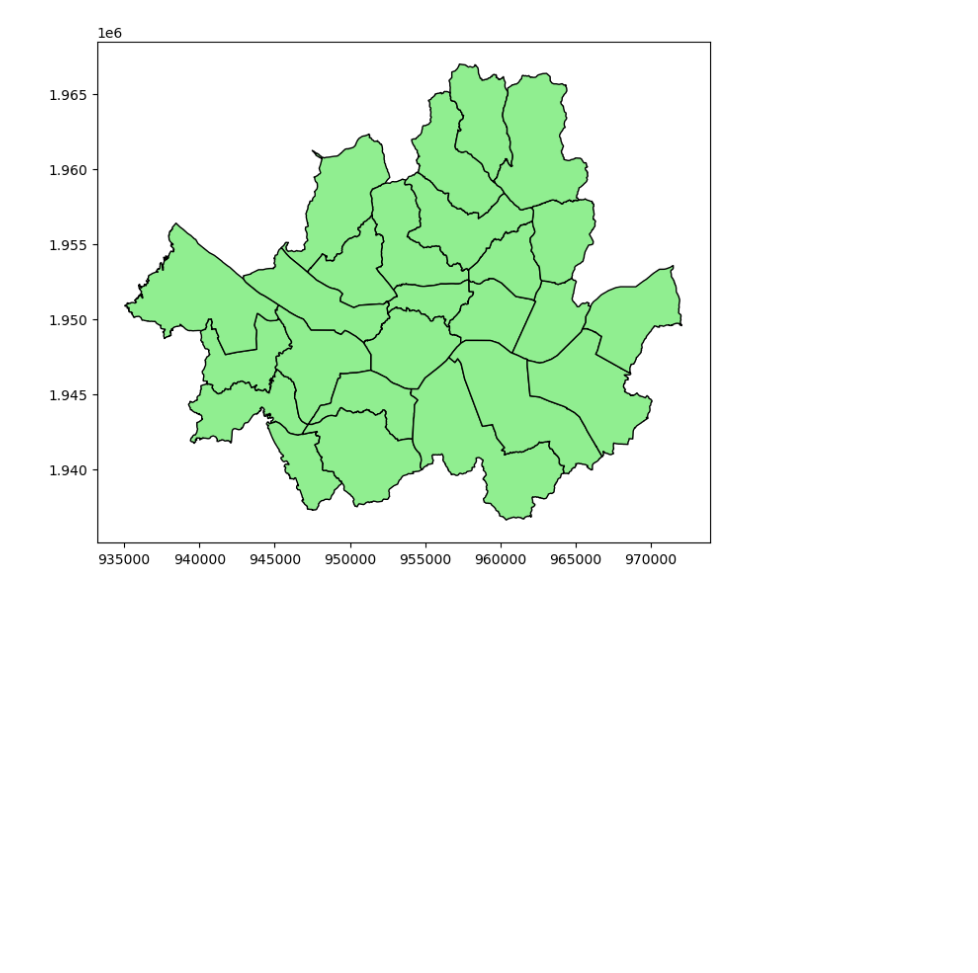
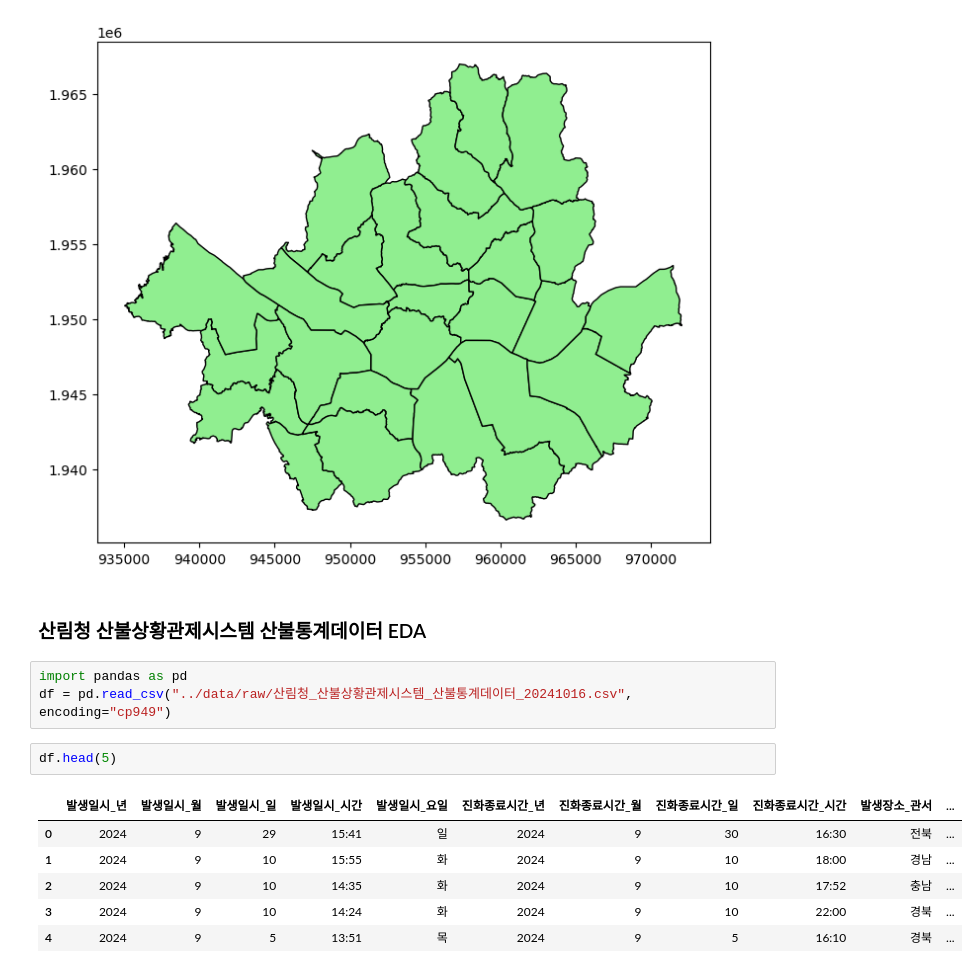
Before and after one commit to ta3wook/type2fire, a Jupyter notebook: notebooks/01_EDA.ipynb, the cells around one changed output. Saved outputs shown, nothing was run; the diff lists cells and outputs as text; blank space fills up the shorter version.

```diff
--- a/notebooks/01_EDA.ipynb
+++ b/notebooks/01_EDA.ipynb
@@ -109,3 +109,17 @@ seoul.plot(figsize=(8, 8), edgecolor="black", facecolor="lightgreen")
 # %% [output]
 <Axes: >
 [figure]
+# %% [markdown]
+### 산림청 산불상황관제시스템 산불통계데이터 EDA
+# %%
+import pandas as pd
+df = pd.read_csv("../data/raw/산림청_산불상황관제시스템_산불통계데이터_20241016.csv", encoding="cp949")
+# %%
+df.head(5)
+# %% [output]
+|  | 발생일시_년 | 발생일시_월 | 발생일시_일 | 발생일시_시간 | 발생일시_요일 | 진화종료시간_년 | 진화종료시간_월 | 진화종료시간_일 | 진화종료시간_시간 | 발생장소_관서 | ... |
+| 0 | 2024 | 9 | 29 | 15:41 | 일 | 2024 | 9 | 30 | 16:30 | 전북 | ... |
+| 1 | 2024 | 9 | 10 | 15:55 | 화 | 2024 | 9 | 10 | 18:00 | 경남 | ... |
+| 2 | 2024 | 9 | 10 | 14:35 | 화 | 2024 | 9 | 10 | 17:52 | 충남 | ... |
+| 3 | 2024 | 9 | 10 | 14:24 | 화 | 2024 | 9 | 10 | 22:00 | 경북 | ... |
+| 4 | 2024 | 9 | 5 | 13:51 | 목 | 2024 | 9 | 5 | 16:10 | 경북 | ... |
```
